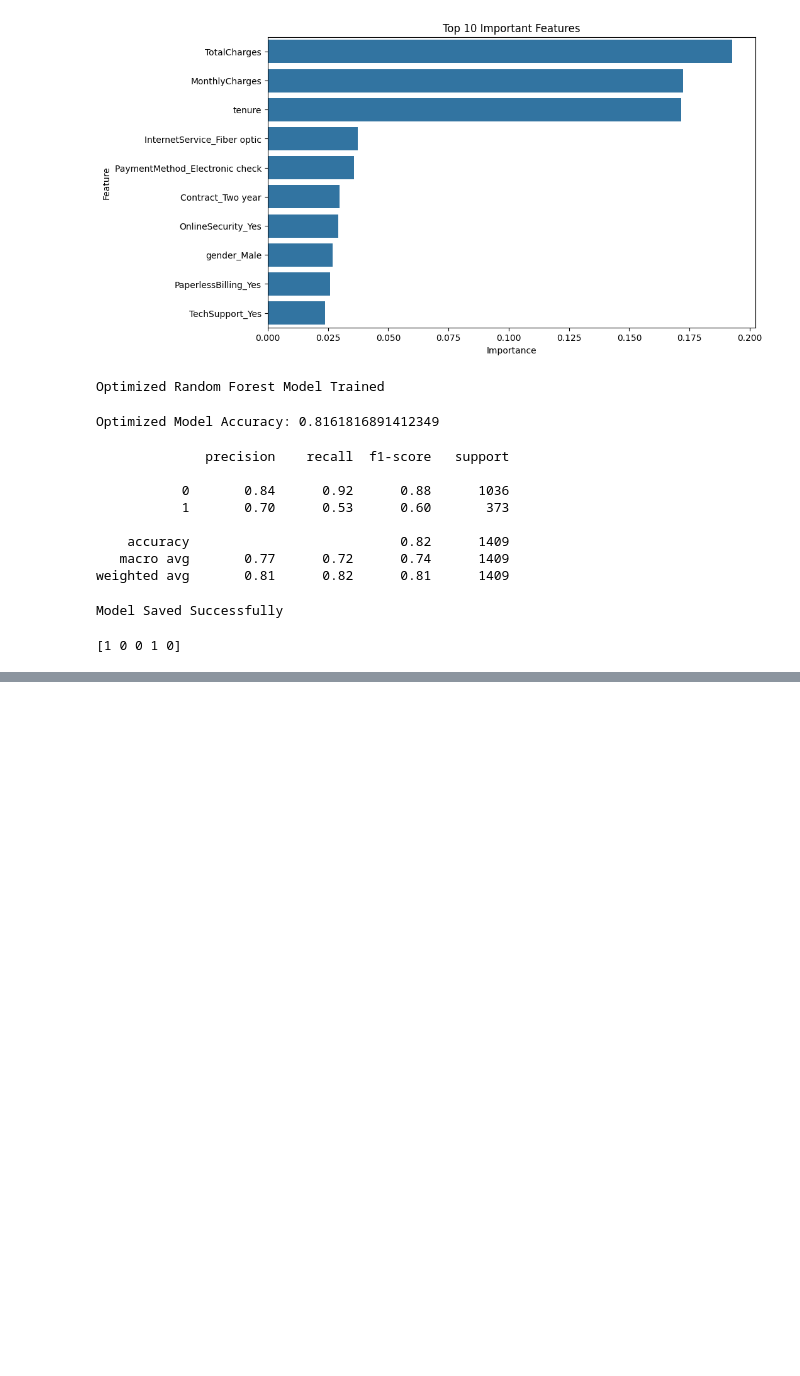
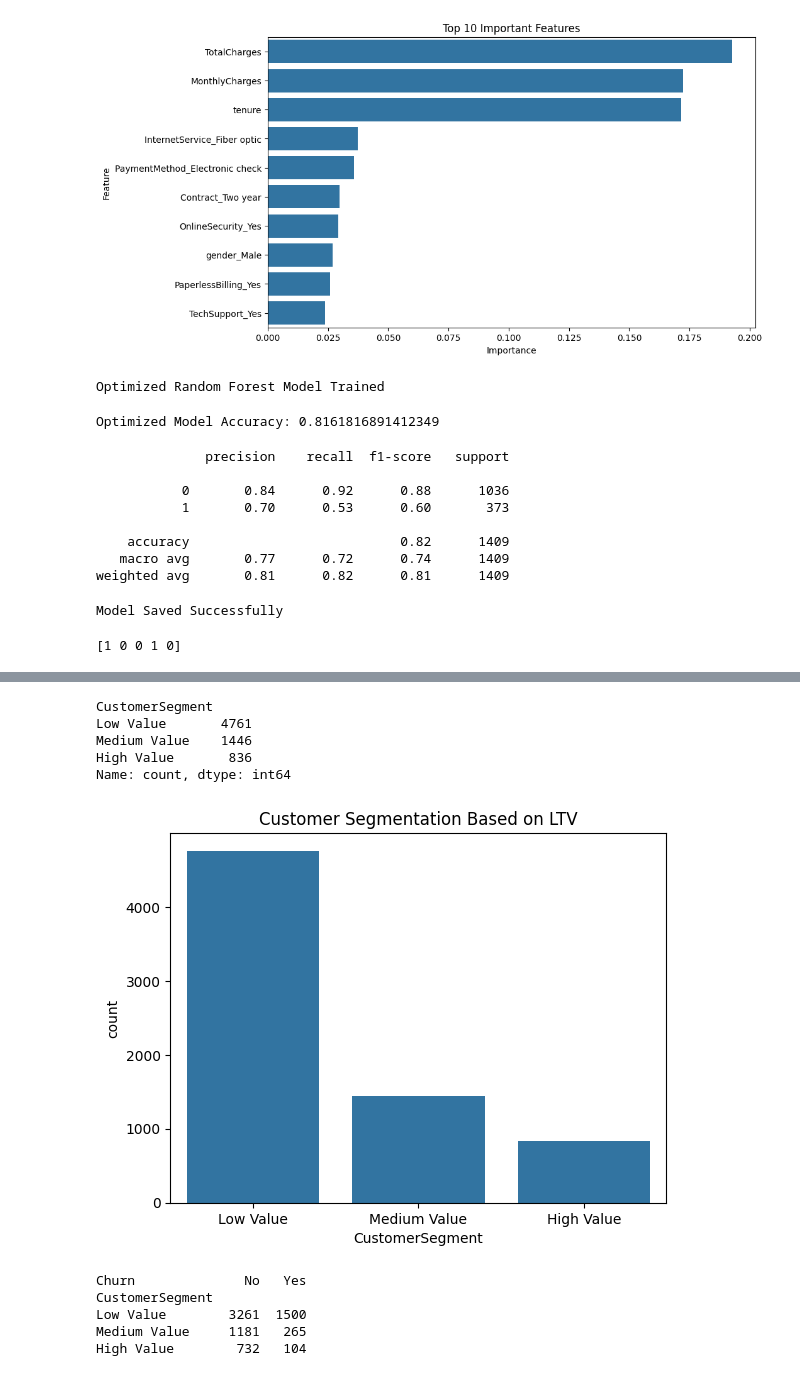
Before and after one commit to Dha2007/customer-churn-ltv, a Jupyter notebook: notebooks/eda.ipynb, the cells around one changed output, grey strips where cells are left out. Drawn from its saved outputs; the diff is of its cells as text; code cells hidden in the pictures; blank space fills up the shorter version.

Commit message:
Built Customer Lifetime Value engine and segmentation

```diff
--- a/notebooks/eda.ipynb
+++ b/notebooks/eda.ipynb
@@ -1,4 +1,9 @@
 # %%
+import pandas as pd
+
+df = pd.read_csv("../data/WA_Fn-UseC_-Telco-Customer-Churn.csv")
+
+print(df.head())
 import pandas as pd
 
 df = pd.read_csv("../data/WA_Fn-UseC_-Telco-Customer-Churn.csv")
@@ -459,3 +464,9 @@ sample_prediction = loaded_model.predict(X_test[:5])
 print(sample_prediction)
 # %% [output]
 [1 0 0 1 0]
+# %%
+# Create estimated Customer Lifetime Value
+
+df["LTV"] = df["MonthlyCharges"] * df["tenure"]
+
+print(df[["MonthlyCharges", "tenure", "LTV"]].head())
@@ -461,0 +492,43 @@ print(sample_prediction)
+# %%
+# Segment customers based on LTV
+
+df["CustomerSegment"] = pd.cut(
+    df["LTV"],
+    bins=3,
+    labels=["Low Value", "Medium Value", "High Value"]
+)
+
+print(df["CustomerSegment"].value_counts())
+# %% [output]
+CustomerSegment
+Low Value       4761
+Medium Value    1446
+High Value       836
+Name: count, dtype: int64
+# %%
+import matplotlib.pyplot as plt
+import seaborn as sns
+
+sns.countplot(
+    x="CustomerSegment",
+    data=df
+)
+
+plt.title("Customer Segmentation Based on LTV")
+
+plt.show()
+# %% [output]
+[figure, added]
+# %%
+segment_churn = pd.crosstab(
+    df["CustomerSegment"],
+    df["Churn"]
+)
+
+print(segment_churn)
+# %% [output]
+Churn              No   Yes
+CustomerSegment
+Low Value        3261  1500
+Medium Value     1181   265
+High Value        732   104
```
Also changed, not shown: parts of 5 cells of this notebook, 1 other file.
